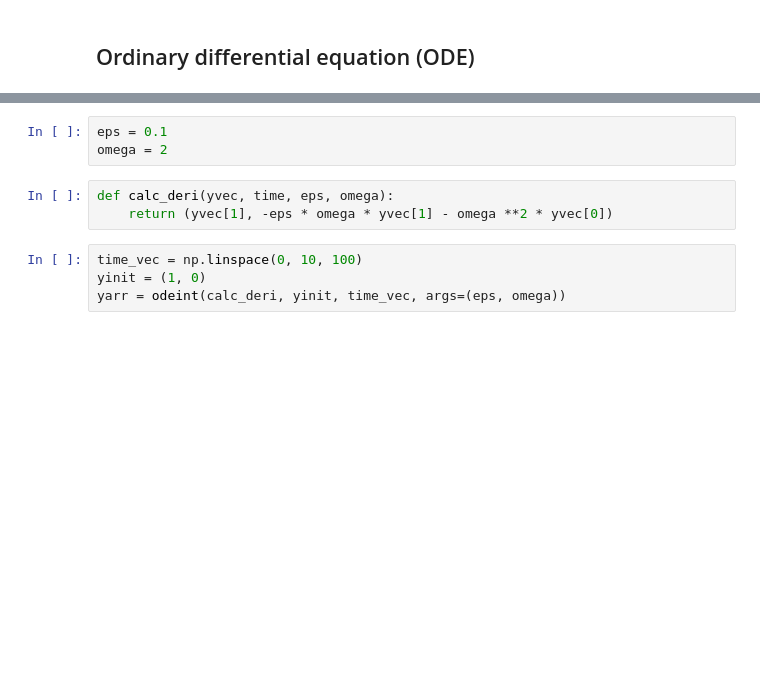
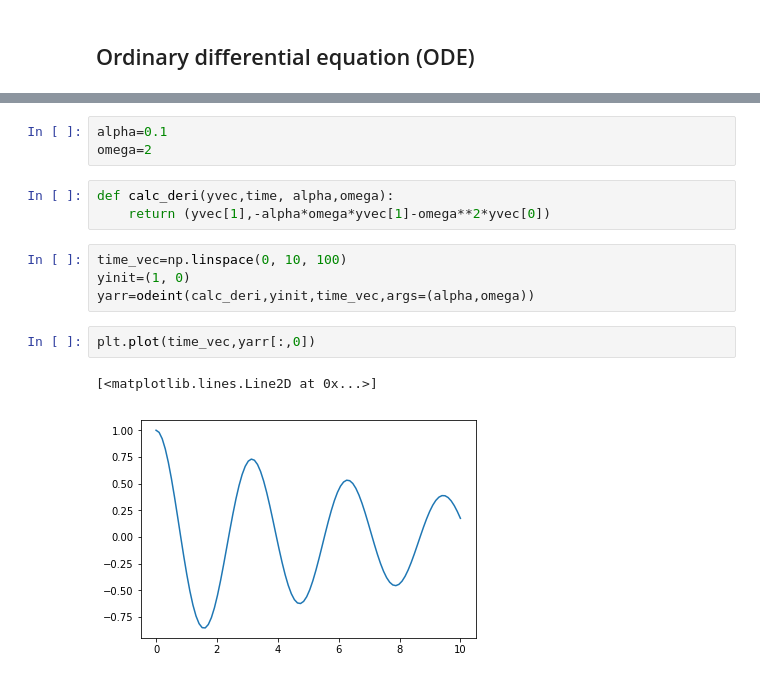
Before and after one commit to ckalapot/astr288p_fall_2018, a Jupyter notebook: Notebooks/Notebook07.ipynb, the cells around one changed output, grey strips where cells are left out. Cells and saved outputs as stored; diff of their text form; blank space fills up the shorter version.

```diff
--- a/Notebooks/Notebook07.ipynb
+++ b/Notebooks/Notebook07.ipynb
@@ -163,10 +236,15 @@ from scipy.integrate import odeint
 # %%
-eps = 0.1
-omega = 2
+alpha=0.1
+omega=2
 # %%
-def calc_deri(yvec, time, eps, omega):
-    return (yvec[1], -eps * omega * yvec[1] - omega **2 * yvec[0])
+def calc_deri(yvec,time, alpha,omega):
+    return (yvec[1],-alpha*omega*yvec[1]-omega**2*yvec[0])
 # %%
-time_vec = np.linspace(0, 10, 100)
-yinit = (1, 0)
-yarr = odeint(calc_deri, yinit, time_vec, args=(eps, omega))
+time_vec=np.linspace(0, 10, 100)
+yinit=(1, 0)
+yarr=odeint(calc_deri,yinit,time_vec,args=(alpha,omega))
+# %%
+plt.plot(time_vec,yarr[:,0])
+# %% [output]
+[<matplotlib.lines.Line2D at 0x...>]
+[figure, added]
```
Also changed, not shown: parts of 24 cells of this notebook.
